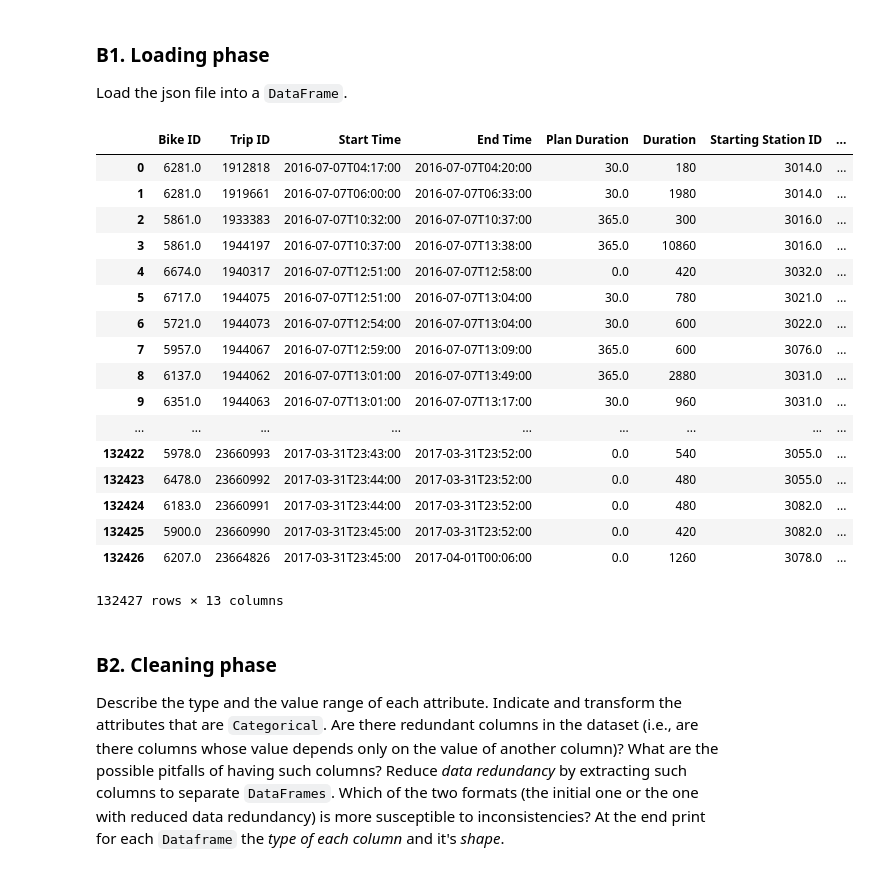
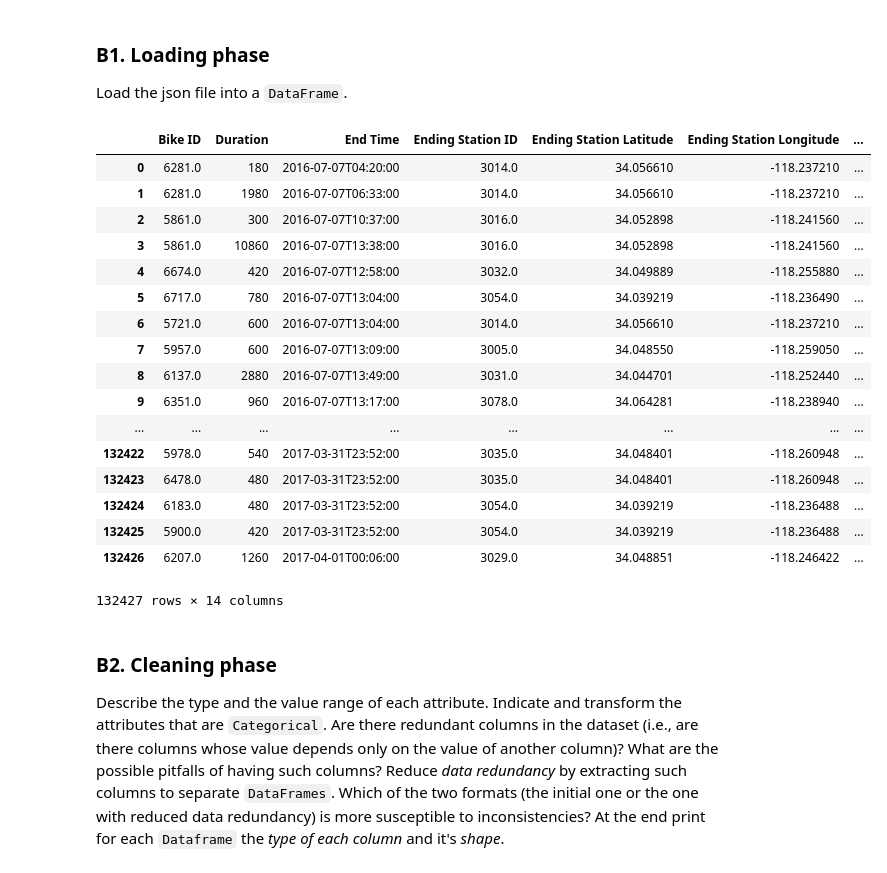
Before and after one commit to Sytta/ADA2018-Homework-CANada, a Jupyter notebook: 01 - Pandas and Data Wrangling/Exercise 1.ipynb, the cells around one changed output. Saved outputs shown, nothing was run; the diff lists cells and outputs as text; code cells hidden in the pictures.

```diff
--- a/01 - Pandas and Data Wrangling/Exercise 1.ipynb
+++ b/01 - Pandas and Data Wrangling/Exercise 1.ipynb
@@ -136,34 +223,30 @@ BIKES_DATA_FOLDER = DATA_FOLDER + '/bikes'
 # %%
 # Write your code here
 # Knowing that there is only one file, I can use a for loop that will
 # just search for the only file in the folder and read it
 for file in os.listdir(BIKES_DATA_FOLDER):
     bike_file = pd.read_json(os.path.join(BIKES_DATA_FOLDER, file))
 
-bike_file = bike_file[['Bike ID', 'Trip ID', 'Start Time', 'End Time', 'Plan Duration', 'Duration',
-                       'Starting Station ID', 'Ending Station ID', 'Starting Station Latitude',
-                       'Ending Station Latitude', 'Starting Station Longitude', 'Ending Station Longitude',
-                       'Trip Route Category']]
 bike_file
 # %% [output]
-|  | Bike ID | Trip ID | Start Time | End Time | Plan Duration | Duration | Starting Station ID | ... |
-| 0 | 6281.0 | 1912818 | 2016-07-07T04:17:00 | 2016-07-07T04:20:00 | 30.0 | 180 | 3014.0 | ... |
-| 1 | 6281.0 | 1919661 | 2016-07-07T06:00:00 | 2016-07-07T06:33:00 | 30.0 | 1980 | 3014.0 | ... |
-| 2 | 5861.0 | 1933383 | 2016-07-07T10:32:00 | 2016-07-07T10:37:00 | 365.0 | 300 | 3016.0 | ... |
-| 3 | 5861.0 | 1944197 | 2016-07-07T10:37:00 | 2016-07-07T13:38:00 | 365.0 | 10860 | 3016.0 | ... |
-| 4 | 6674.0 | 1940317 | 2016-07-07T12:51:00 | 2016-07-07T12:58:00 | 0.0 | 420 | 3032.0 | ... |
-| 5 | 6717.0 | 1944075 | 2016-07-07T12:51:00 | 2016-07-07T13:04:00 | 30.0 | 780 | 3021.0 | ... |
-| 6 | 5721.0 | 1944073 | 2016-07-07T12:54:00 | 2016-07-07T13:04:00 | 30.0 | 600 | 3022.0 | ... |
-| 7 | 5957.0 | 1944067 | 2016-07-07T12:59:00 | 2016-07-07T13:09:00 | 365.0 | 600 | 3076.0 | ... |
-| 8 | 6137.0 | 1944062 | 2016-07-07T13:01:00 | 2016-07-07T13:49:00 | 365.0 | 2880 | 3031.0 | ... |
-| 9 | 6351.0 | 1944063 | 2016-07-07T13:01:00 | 2016-07-07T13:17:00 | 30.0 | 960 | 3031.0 | ... |
-| ... | ... | ... | ... | ... | ... | ... | ... | ... |
-| 132422 | 5978.0 | 23660993 | 2017-03-31T23:43:00 | 2017-03-31T23:52:00 | 0.0 | 540 | 3055.0 | ... |
-| 132423 | 6478.0 | 23660992 | 2017-03-31T23:44:00 | 2017-03-31T23:52:00 | 0.0 | 480 | 3055.0 | ... |
-| 132424 | 6183.0 | 23660991 | 2017-03-31T23:44:00 | 2017-03-31T23:52:00 | 0.0 | 480 | 3082.0 | ... |
-| 132425 | 5900.0 | 23660990 | 2017-03-31T23:45:00 | 2017-03-31T23:52:00 | 0.0 | 420 | 3082.0 | ... |
-| 132426 | 6207.0 | 23664826 | 2017-03-31T23:45:00 | 2017-04-01T00:06:00 | 0.0 | 1260 | 3078.0 | ... |
+|  | Bike ID | Duration | End Time | Ending Station ID | Ending Station Latitude | Ending Station Longitude | ... |
+| 0 | 6281.0 | 180 | 2016-07-07T04:20:00 | 3014.0 | 34.056610 | -118.237210 | ... |
+| 1 | 6281.0 | 1980 | 2016-07-07T06:33:00 | 3014.0 | 34.056610 | -118.237210 | ... |
+| 2 | 5861.0 | 300 | 2016-07-07T10:37:00 | 3016.0 | 34.052898 | -118.241560 | ... |
+| 3 | 5861.0 | 10860 | 2016-07-07T13:38:00 | 3016.0 | 34.052898 | -118.241560 | ... |
+| 4 | 6674.0 | 420 | 2016-07-07T12:58:00 | 3032.0 | 34.049889 | -118.255880 | ... |
+| 5 | 6717.0 | 780 | 2016-07-07T13:04:00 | 3054.0 | 34.039219 | -118.236490 | ... |
+| 6 | 5721.0 | 600 | 2016-07-07T13:04:00 | 3014.0 | 34.056610 | -118.237210 | ... |
+| 7 | 5957.0 | 600 | 2016-07-07T13:09:00 | 3005.0 | 34.048550 | -118.259050 | ... |
+| 8 | 6137.0 | 2880 | 2016-07-07T13:49:00 | 3031.0 | 34.044701 | -118.252440 | ... |
+| 9 | 6351.0 | 960 | 2016-07-07T13:17:00 | 3078.0 | 34.064281 | -118.238940 | ... |
+| ... | ... | ... | ... | ... | ... | ... | ... |
+| 132422 | 5978.0 | 540 | 2017-03-31T23:52:00 | 3035.0 | 34.048401 | -118.260948 | ... |
+| 132423 | 6478.0 | 480 | 2017-03-31T23:52:00 | 3035.0 | 34.048401 | -118.260948 | ... |
+| 132424 | 6183.0 | 480 | 2017-03-31T23:52:00 | 3054.0 | 34.039219 | -118.236488 | ... |
+| 132425 | 5900.0 | 420 | 2017-03-31T23:52:00 | 3054.0 | 34.039219 | -118.236488 | ... |
+| 132426 | 6207.0 | 1260 | 2017-04-01T00:06:00 | 3029.0 | 34.048851 | -118.246422 | ... |
-132427 rows × 13 columns
+132427 rows × 14 columns
 # %% [markdown]
 ### B2. Cleaning phase
 Describe the type and the value range of each attribute. Indicate and transform the attributes that are `Categorical`. Are there redundant columns in the dataset (i.e., are there columns whose value depends only on the value of another column)? What are the possible pitfalls of having such columns? Reduce *data redundancy* by extracting such columns to separate `DataFrames`. Which of the two formats (the initial one or the one with reduced data redundancy) is more susceptible to inconsistencies? At the end print for each `Dataframe` the *type of each column* and it's *shape*.
```
Also changed, not shown: parts of 16 cells of this notebook.
